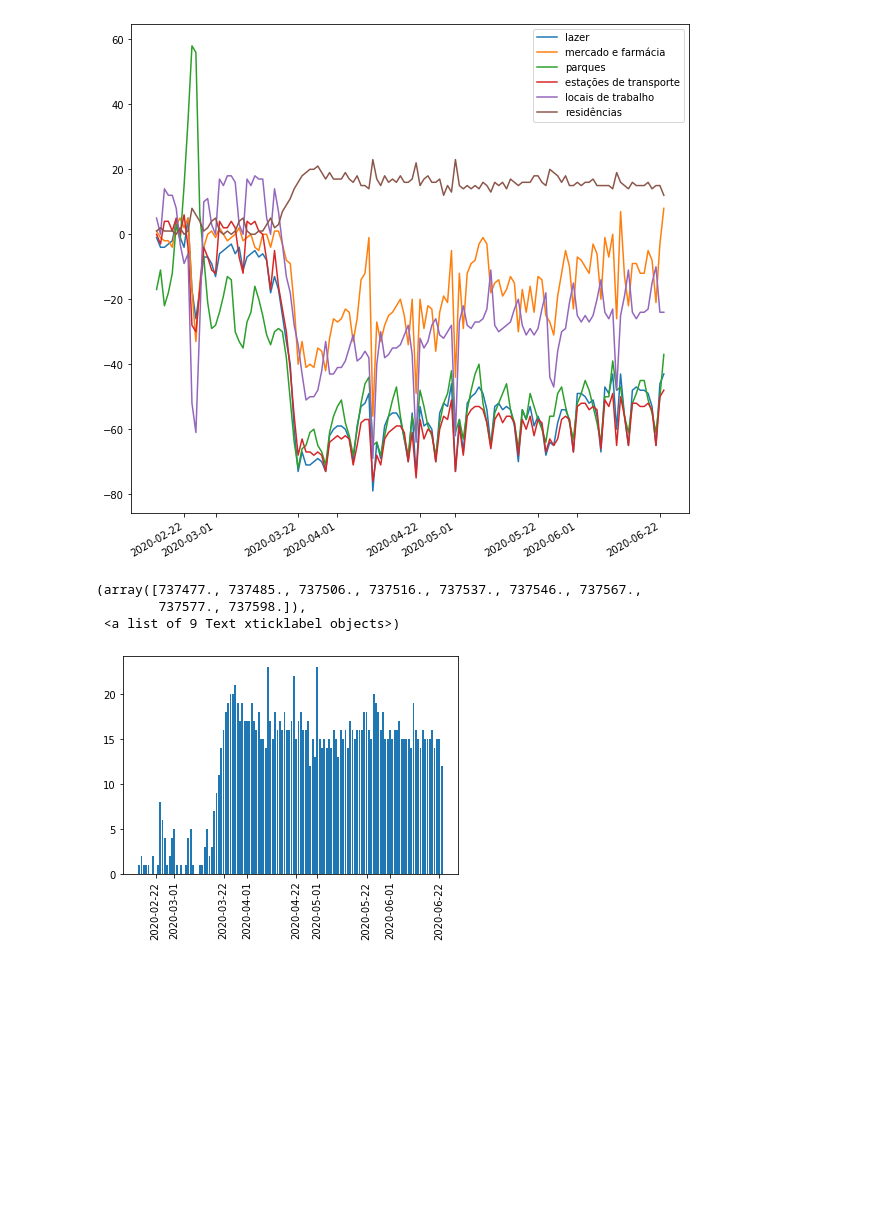
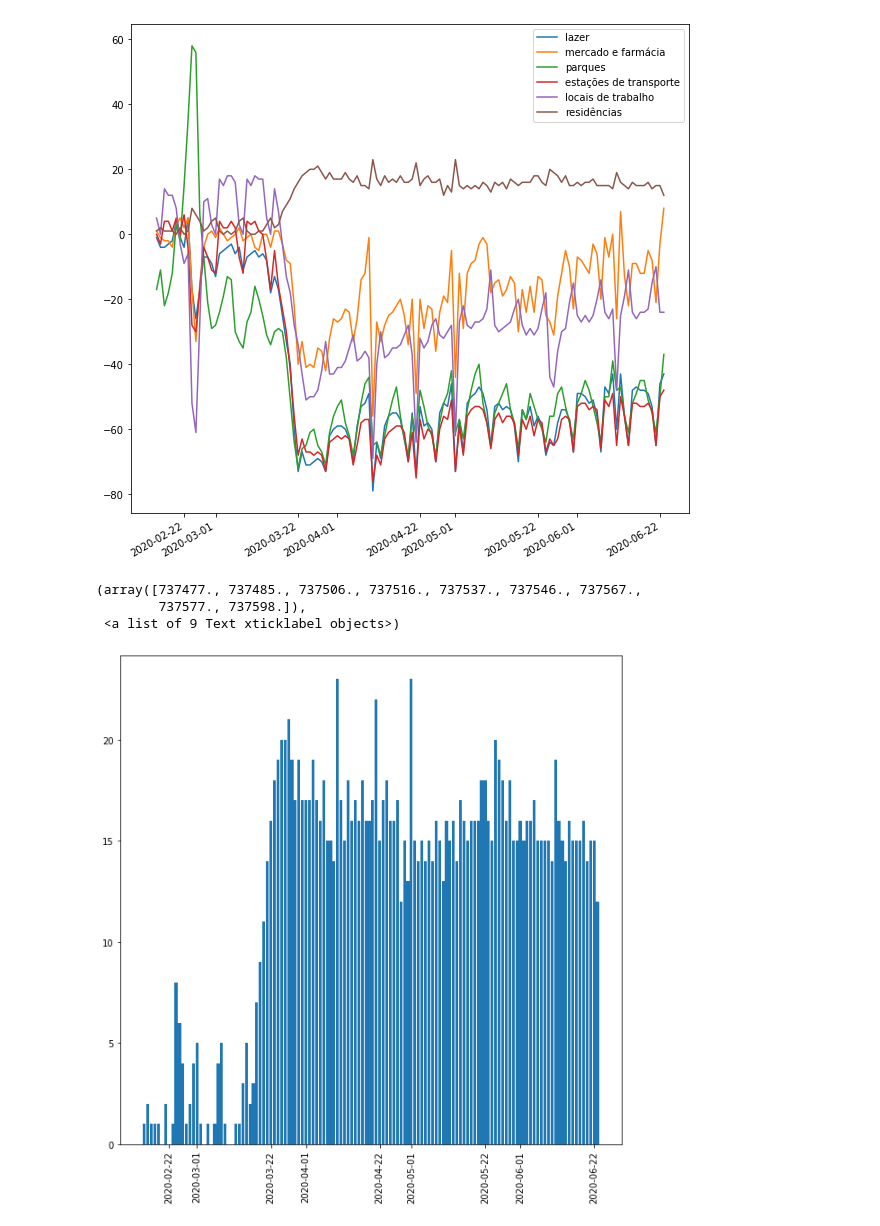
Before and after one commit to 255ribeiro/graficos_covid, a Jupyter notebook: mobilidade.ipynb, the cells around one changed output. Cells and saved outputs as stored; diff of their text form; code cells hidden in the pictures; blank space fills up the shorter version.

```diff
--- a/mobilidade.ipynb
+++ b/mobilidade.ipynb
@@ -140,10 +140,11 @@ plt.show(1)
 # %% [output]
 [figure]
 # %%
-plt.bar(ba_mob['date-dt'] , ba_mob['residential_percent_change_from_baseline'], label = 'residências' )
+fig = plt.figure(1, figsize=(10,10))
+plt.bar(ba_mob['date-dt'] , ba_mob['residential_percent_change_from_baseline'] )
 plt.xticks(rotation=90)
 # %% [output]
 (array([737477., 737485., 737506., 737516., 737537., 737546., 737567.,
         737577., 737598.]),
  <a list of 9 Text xticklabel objects>)
-[figure, old version]
+[figure, new version]
```
